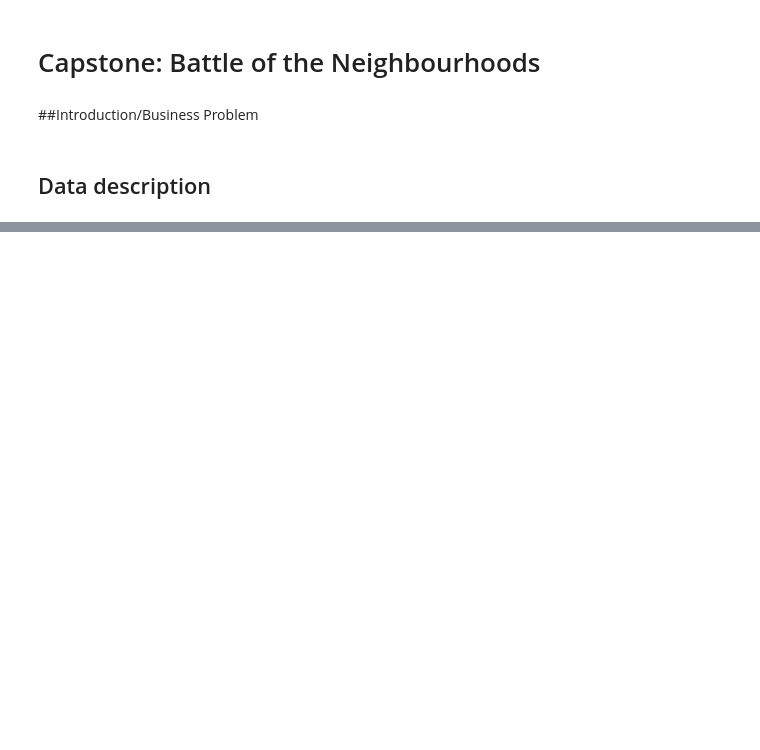
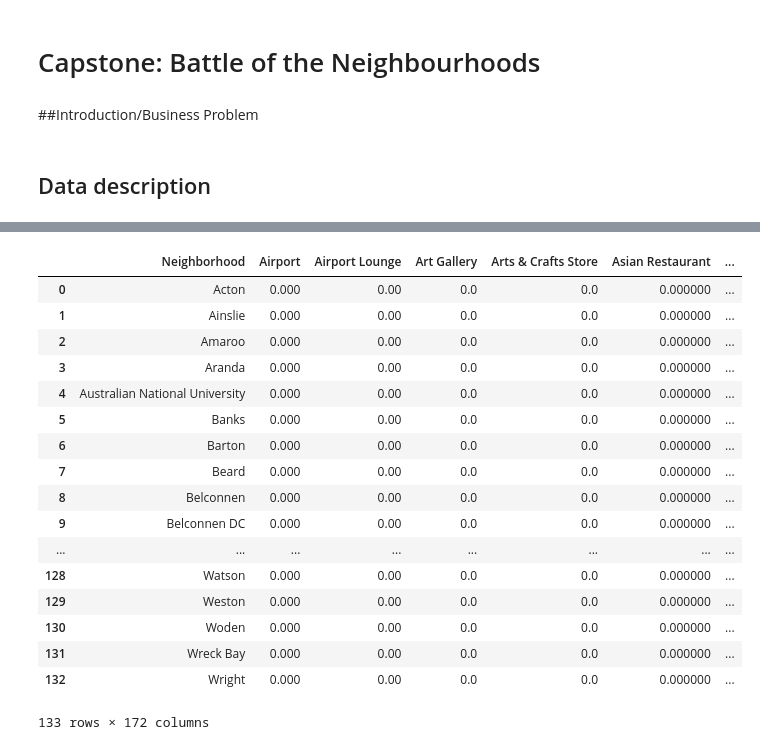
Before and after one commit to MaguireMaName/Coursera_Capstone, a Jupyter notebook: The_Battle_of_Neighborhoods.ipynb, the cells around one changed output, grey strips where cells are left out. Cells and saved outputs as stored; diff of their text form; code cells hidden in the pictures; blank space fills up the shorter version.

```diff
--- a/The_Battle_of_Neighborhoods.ipynb
+++ b/The_Battle_of_Neighborhoods.ipynb
@@ -40,0 +44,8 @@ test = pd.DataFrame({'Latitude': Lng_list,
+# %%
+for i in range(cbr.shape[0]):
+
+    cbr['Latitude'] = Lat_list
+    cbr['Longitude'] = Lng_list
+
+print(cbr.shape)
+cbr.head()
@@ -40,0 +87,7 @@ test = pd.DataFrame({'Latitude': Lng_list,
+# %%
+# define Foursquare Credentials and Version
+
+client_id = 'KL5SVGOS40RKZBQK4G1VXYBKBICWCDQL2NMCASHFYER432SS' #  Foursquare ID'
+client_secret = '1A5KPYJQIATH0SDZXPPZ5YK0SHLBYVEGPER5AAIIMDXLZ0AB' #  Foursquare Secret
+version = '20180604'
+limit = 30
@@ -40,0 +136,8 @@ test = pd.DataFrame({'Latitude': Lng_list,
+# %%
+
+# run the above function on each neighborhood and create a new dataframe called toronto_venues
+
+cbr_venues = getNearbyVenues(names=cbr['Neighborhood'],
+                                   latitudes=cbr['Latitude'],
+                                   longitudes=cbr['Longitude']
+                                  )
@@ -40,0 +192,14 @@ test = pd.DataFrame({'Latitude': Lng_list,
+# %%
+# analyse each neighbourhood
+
+# one hot encoding
+cbr_onehot = pd.get_dummies(cbr_venues[['Venue Category']], prefix="", prefix_sep="")
+
+# add neighborhood column back to dataframe
+cbr_onehot['Neighborhood'] = cbr_venues['Neighborhood']
+
+# move neighborhood column to the first column
+fixed_columns = [cbr_onehot.columns[-1]] + list(cbr_onehot.columns[:-1])
+cbr_onehot = cbr_onehot[fixed_columns]
+
+cbr_onehot.head()
@@ -40,0 +214,22 @@ test = pd.DataFrame({'Latitude': Lng_list,
+# %%
+cbr_grouped = cbr_onehot.groupby('Neighborhood').mean().reset_index()
+cbr_grouped
+# %% [output]
+|  | Neighborhood | Airport | Airport Lounge | Art Gallery | Arts & Crafts Store | Asian Restaurant | ... |
+| 0 | Acton | 0.000 | 0.00 | 0.0 | 0.0 | 0.000000 | ... |
+| 1 | Ainslie | 0.000 | 0.00 | 0.0 | 0.0 | 0.000000 | ... |
+| 2 | Amaroo | 0.000 | 0.00 | 0.0 | 0.0 | 0.000000 | ... |
+| 3 | Aranda | 0.000 | 0.00 | 0.0 | 0.0 | 0.000000 | ... |
+| 4 | Australian National University | 0.000 | 0.00 | 0.0 | 0.0 | 0.000000 | ... |
+| 5 | Banks | 0.000 | 0.00 | 0.0 | 0.0 | 0.000000 | ... |
+| 6 | Barton | 0.000 | 0.00 | 0.0 | 0.0 | 0.000000 | ... |
+| 7 | Beard | 0.000 | 0.00 | 0.0 | 0.0 | 0.000000 | ... |
+| 8 | Belconnen | 0.000 | 0.00 | 0.0 | 0.0 | 0.000000 | ... |
+| 9 | Belconnen DC | 0.000 | 0.00 | 0.0 | 0.0 | 0.000000 | ... |
+| ... | ... | ... | ... | ... | ... | ... | ... |
+| 128 | Watson | 0.000 | 0.00 | 0.0 | 0.0 | 0.000000 | ... |
+| 129 | Weston | 0.000 | 0.00 | 0.0 | 0.0 | 0.000000 | ... |
+| 130 | Woden | 0.000 | 0.00 | 0.0 | 0.0 | 0.000000 | ... |
+| 131 | Wreck Bay | 0.000 | 0.00 | 0.0 | 0.0 | 0.000000 | ... |
+| 132 | Wright | 0.000 | 0.00 | 0.0 | 0.0 | 0.000000 | ... |
+133 rows × 172 columns
```
Also changed, not shown: parts of 26 cells of this notebook.
